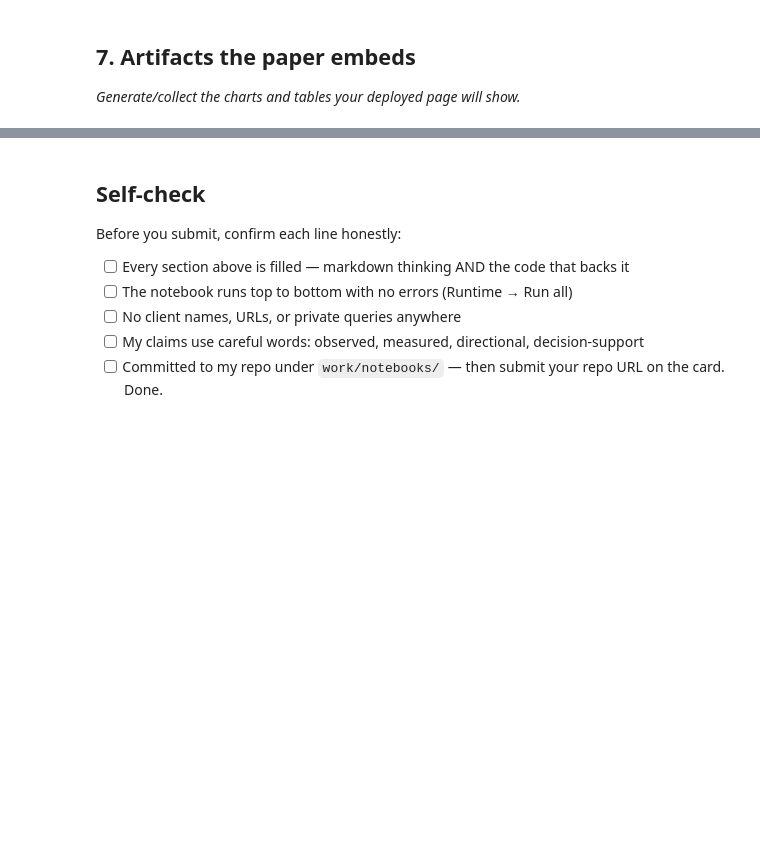
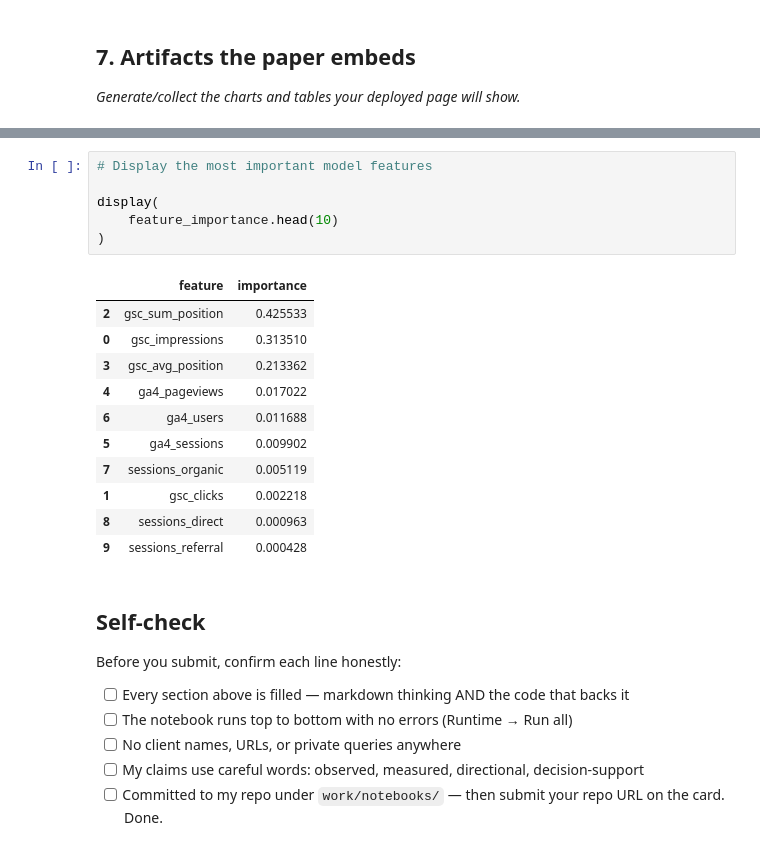
Before and after one commit to jawad66108/flyrank_ML_internship, a Jupyter notebook: work/notebooks/capstone.ipynb, the cells around one changed output, grey strips where cells are left out. Drawn from its saved outputs; the diff is of its cells as text; blank space fills up the shorter version.

```diff
--- a/work/notebooks/capstone.ipynb
+++ b/work/notebooks/capstone.ipynb
@@ -58,3 +559,21 @@ This skeleton is yours to fill. Work the sections **in order** — each one has
+# %%
+# Display the most important model features
+
+display(
+    feature_importance.head(10)
+)
+# %% [output]
+|  | feature | importance |
+| 2 | gsc_sum_position | 0.425533 |
+| 0 | gsc_impressions | 0.313510 |
+| 3 | gsc_avg_position | 0.213362 |
+| 4 | ga4_pageviews | 0.017022 |
+| 6 | ga4_users | 0.011688 |
+| 5 | ga4_sessions | 0.009902 |
+| 7 | sessions_organic | 0.005119 |
+| 1 | gsc_clicks | 0.002218 |
+| 8 | sessions_direct | 0.000963 |
+| 9 | sessions_referral | 0.000428 |
 # %% [markdown]
 ## Self-check
 
```
Also changed, not shown: parts of 30 cells of this notebook.
